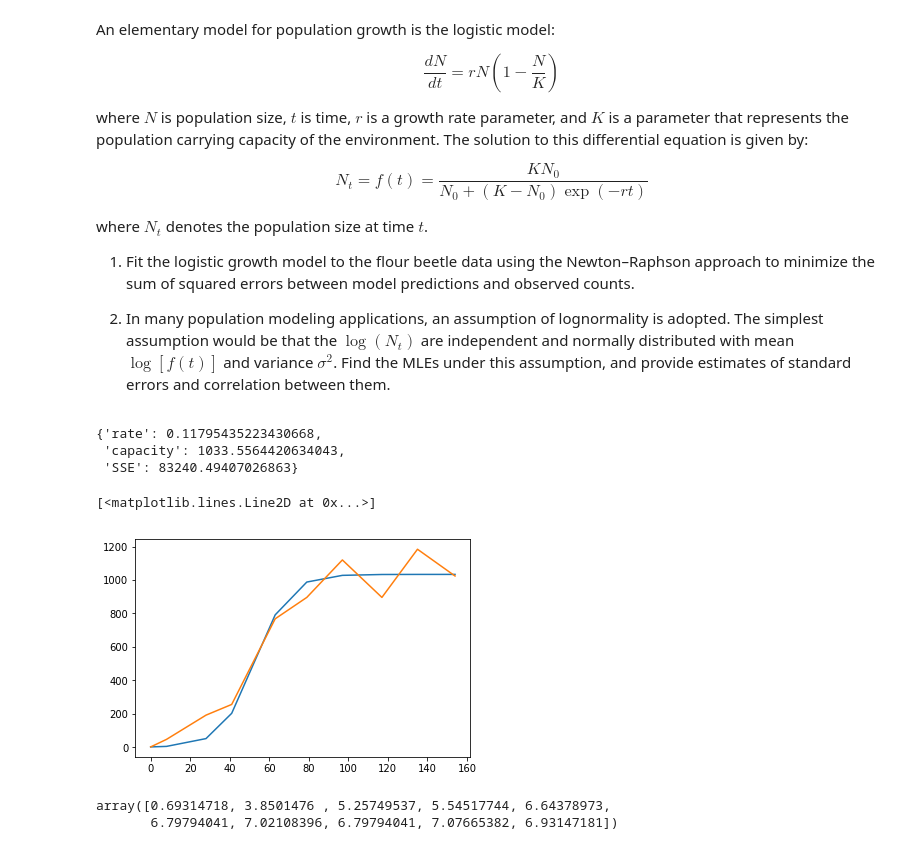
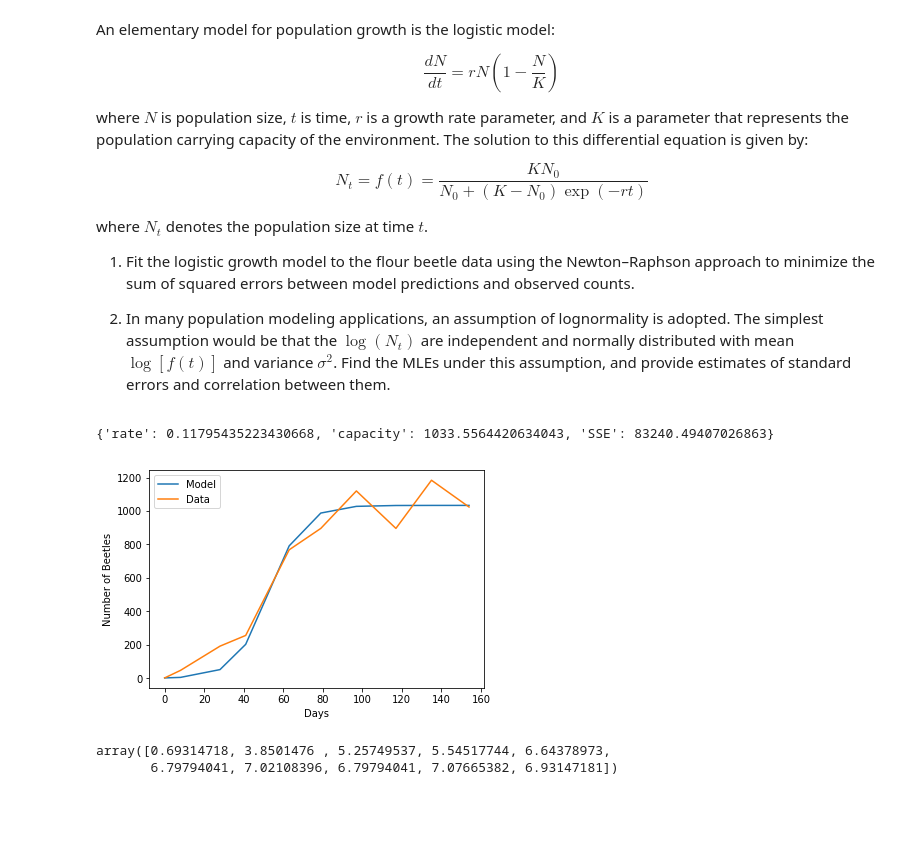
Before and after one commit to mlenert/Bios8366, a Jupyter notebook: homework/Lenert_BIOS_8366_Homework_1.ipynb, the cells around one changed output. Drawn from its saved outputs; the diff is of its cells as text; code cells hidden in the pictures; blank space fills up the shorter version.

```diff
--- a/homework/Lenert_BIOS_8366_Homework_1.ipynb
+++ b/homework/Lenert_BIOS_8366_Homework_1.ipynb
@@ -154,19 +109,23 @@ def fitLogisticGrowth(endogenous,timePoints,rateInit,capacityInit, tol=1e-4, max
         print("Failed to Converge")
 
     return({"rate":rate,"capacity":capacity, "SSE":SSE})
-# %%
-results=fitLogisticGrowth(beetles,days,days[-1]/beetles[-1],max(beetles))
-results
-# %% [output]
-{'rate': 0.11795435223430668,
- 'capacity': 1033.5564420634043,
- 'SSE': 83240.49407026863}
-# %%
-plt.plot(days, predict(solveLogisticGrowth,2,results["rate"],results["capacity"],days))
-plt.plot(days,beetles)
-# %% [output]
-[<matplotlib.lines.Line2D at 0x...>]
-[figure, removed]
+# %%
+# Gradient decent approach
+# Converges for all reasonable (k<=2100, r in (0,1)) initial paramter values
+results=fitLogisticGrowth(beetles,days,days[-1]/beetles[-1],max(beetles))
+print(results)
+
+# Visualize model fit
+ax = plt.subplot(111)
+ax.plot(days, predict(solveLogisticGrowth,2,results["rate"],results["capacity"],days), label='Model')
+ax.plot(days,beetles, label='Data')
+plt.xlabel('Days')
+plt.ylabel('Number of Beetles')
+ax.legend()
+plt.show()
+# %% [output]
+{'rate': 0.11795435223430668, 'capacity': 1033.5564420634043, 'SSE': 83240.49407026863}
+[figure, added]
 # %%
 # Part 2: MLE estimates and uncertainty
 
```
Also changed, not shown: parts of 12 cells of this notebook.
